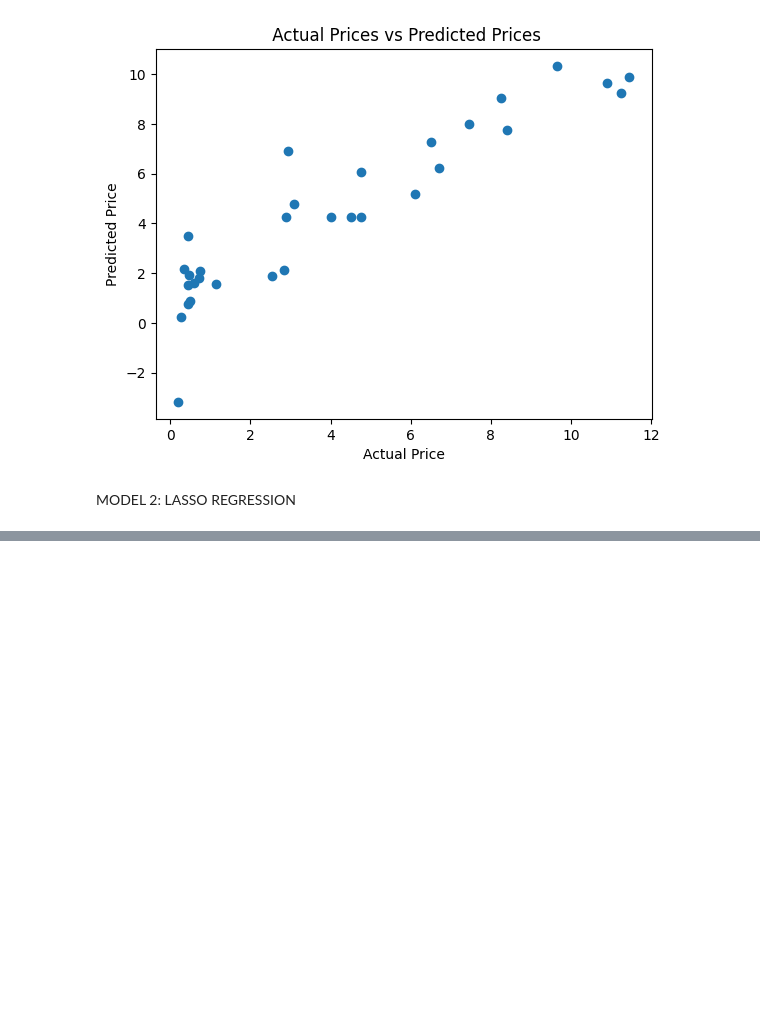
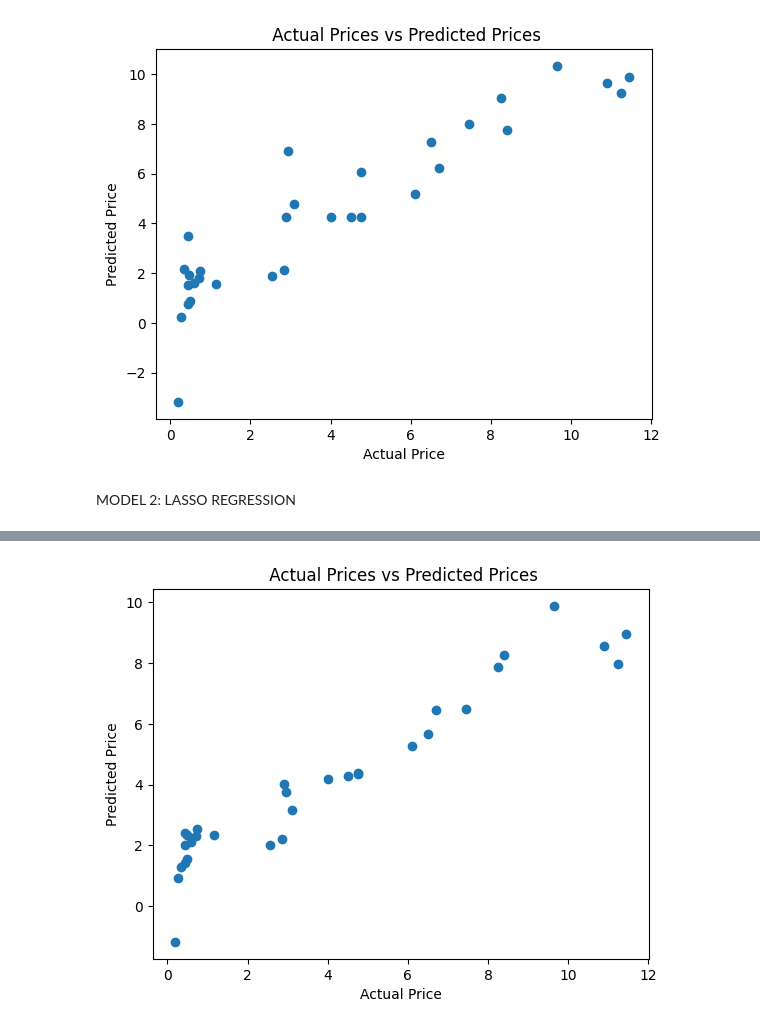
Before and after one commit to aalhadramteke/CodeAlpha_Car-Price-Prediction, a Jupyter notebook: main.ipynb, the cells around one changed output, grey strips where cells are left out. Cells and saved outputs as stored; diff of their text form; code cells hidden in the pictures; blank space fills up the shorter version.

```diff
--- a/main.ipynb
+++ b/main.ipynb
@@ -324,0 +346,8 @@ MODEL 2: LASSO REGRESSION
+# %%
+plt.scatter(Y_test, test_data_prediction)
+plt.xlabel("Actual Price")
+plt.ylabel("Predicted Price")
+plt.title(" Actual Prices vs Predicted Prices")
+plt.show()
+# %% [output]
+[figure, added]
```
Also changed, not shown: parts of 4 cells of this notebook.
